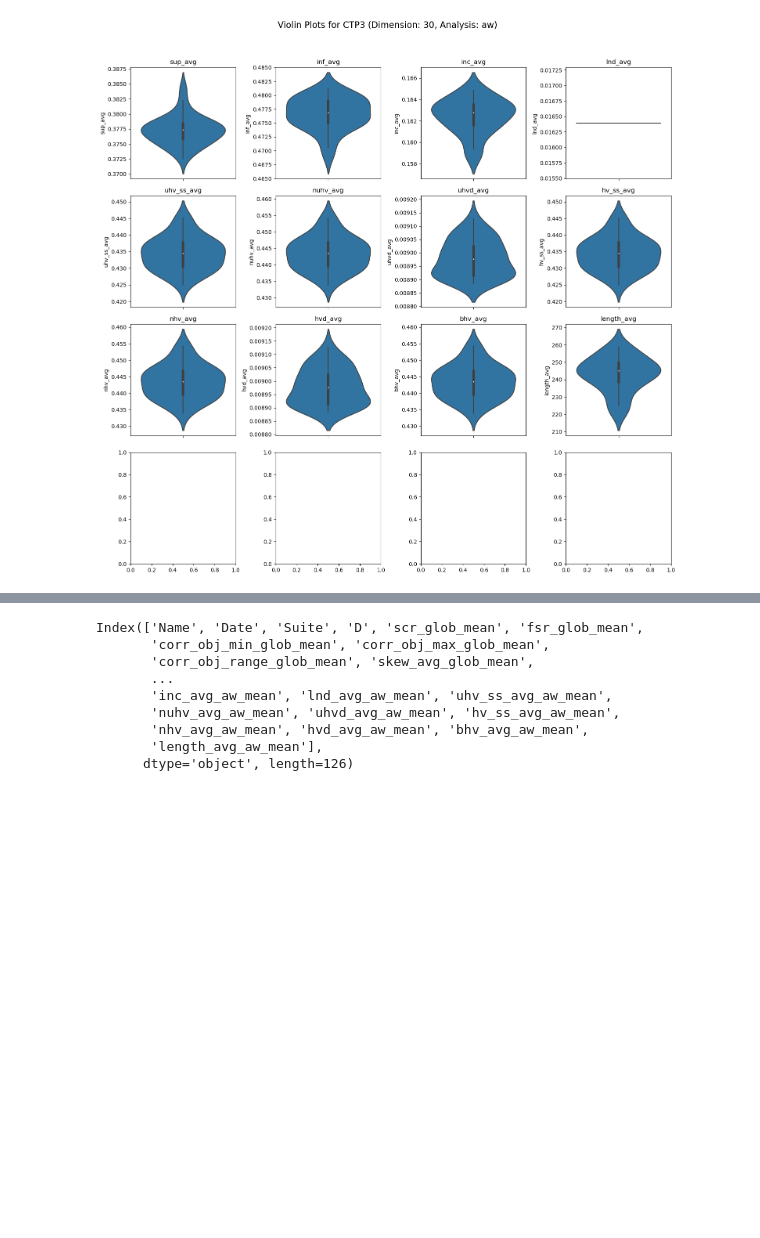
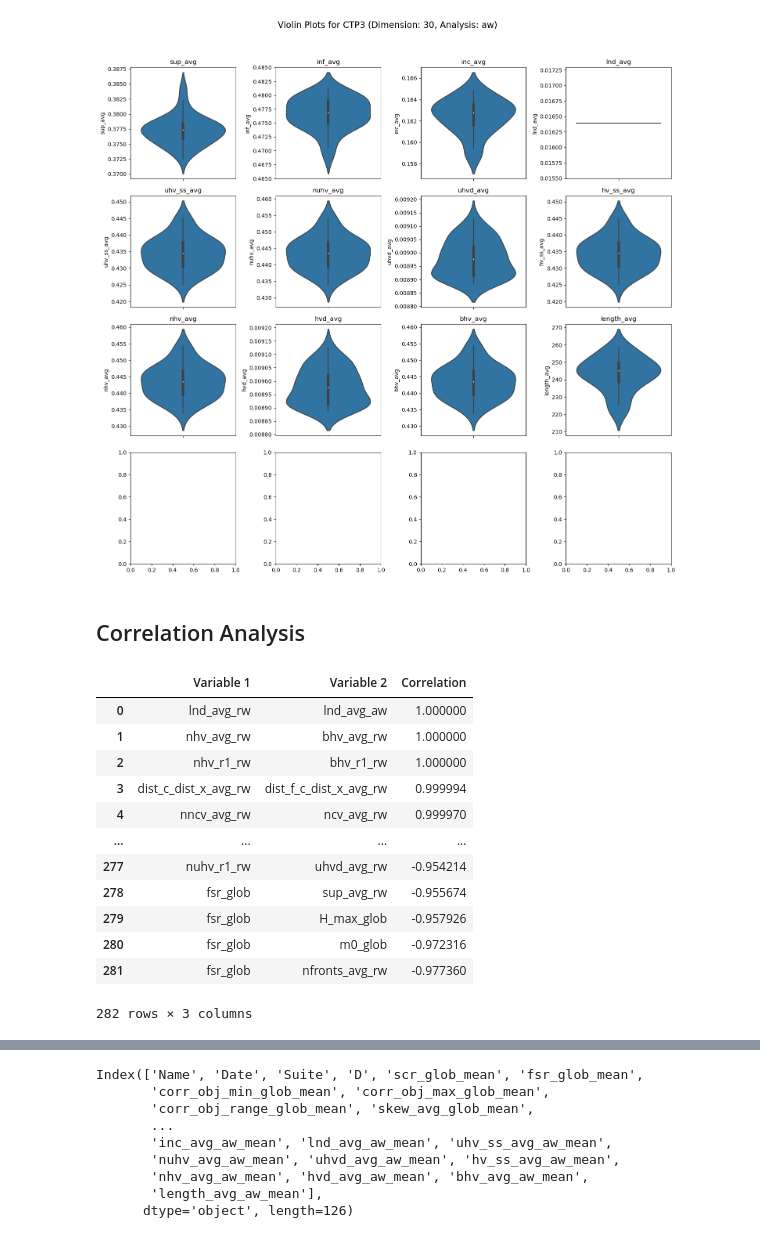
Before and after one commit to richardlovesspaceengineering/rrut_thesis_code, a Jupyter notebook: ISA-CMOP_Python/thesis_notebook.ipynb, the cells around one changed output, grey strips where cells are left out. Drawn from its saved outputs; the diff is of its cells as text; code cells hidden in the pictures; blank space fills up the shorter version.

```diff
--- a/ISA-CMOP_Python/thesis_notebook.ipynb
+++ b/ISA-CMOP_Python/thesis_notebook.ipynb
@@ -392,4 +398,23 @@ dashboard.plot_features_comparison(
 dashboard.plot_problem_features("CTP3", 30, "aw")
 # %% [output]
 [figure]
+# %% [markdown]
+## Correlation Analysis
+# %%
+top_corrs = dashboard.get_top_correlation_pairs(min_corr_magnitude=0.7)
+top_corrs
+# %% [output]
+|  | Variable 1 | Variable 2 | Correlation |
+| 0 | lnd_avg_rw | lnd_avg_aw | 1.000000 |
+| 1 | nhv_avg_rw | bhv_avg_rw | 1.000000 |
+| 2 | nhv_r1_rw | bhv_r1_rw | 1.000000 |
+| 3 | dist_c_dist_x_avg_rw | dist_f_c_dist_x_avg_rw | 0.999994 |
+| 4 | nncv_avg_rw | ncv_avg_rw | 0.999970 |
+| ... | ... | ... | ... |
+| 277 | nuhv_r1_rw | uhvd_avg_rw | -0.954214 |
+| 278 | fsr_glob | sup_avg_rw | -0.955674 |
+| 279 | fsr_glob | H_max_glob | -0.957926 |
+| 280 | fsr_glob | m0_glob | -0.972316 |
+| 281 | fsr_glob | nfronts_avg_rw | -0.977360 |
+282 rows × 3 columns
 # %%
```
Also changed, not shown: parts of 7 cells of this notebook, 1 other file.
